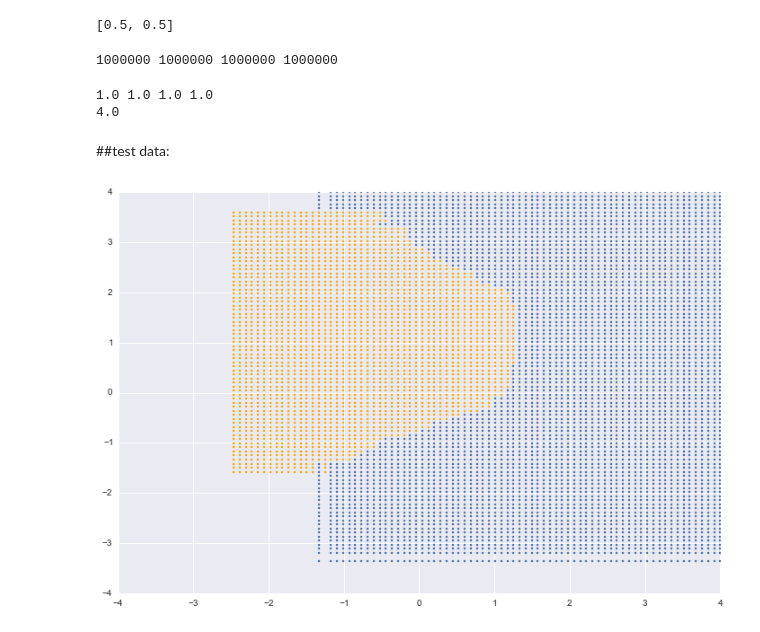
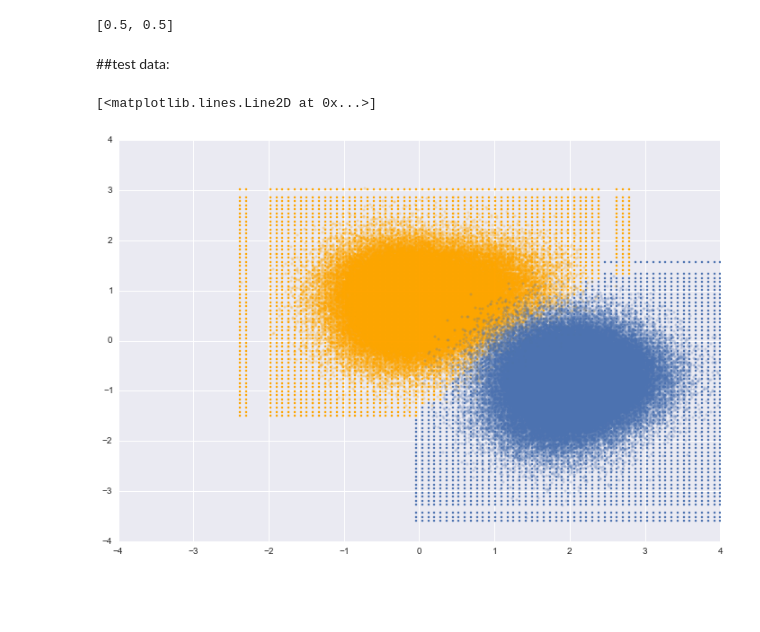
Before and after one commit to MaGold/Linear-Regression-and-K-means, a Jupyter notebook: Bayes Classifier.ipynb, the cells around one changed output. Drawn from its saved outputs; the diff is of its cells as text; code cells hidden in the pictures; blank space fills up the shorter version.

```diff
--- a/Bayes Classifier.ipynb
+++ b/Bayes Classifier.ipynb
@@ -35,18 +35,18 @@ plt.ylim([-4,4])
 # %% [markdown]
 ## now generate the training data based on the centers
 # %%
-N = 1000000
+N = 100000
 #greens:
-greens = []
+oranges = []
 for i in range(N):
-    cur_mean = green_m[np.random.randint(0,10)]
+    cur_mean = orange_m[np.random.randint(0,10)]
 
     new_point = np.random.multivariate_normal(cur_mean,cov/5,1)
     #print new_point
-    greens.append(new_point[0])
+    oranges.append(new_point[0])
 
-greens = np.array(greens)
-plt.plot(greens[:,0],greens[:,1], 'o', color='g')
+oranges = np.array(oranges)
+plt.plot(oranges[:,0],oranges[:,1], 'o', color='orange')
 
 blues = []
 for i in range(N):
@@ -67,7 +67,7 @@ plt.ylim([-4,4])
 # %% [markdown]
 #Bayes Classifier
 # %%
-x_train = np.append(blues, greens)
+x_train = np.append(blues, oranges)
 x_train = x_train.reshape((2*N,2))
 
 y_train = np.append(np.zeros(N), np.ones(N)).reshape((2*N,1))
@@ -127,43 +127,17 @@ for b in bins:
     x2y0_bins[b[1]] += bins[b][0]
     x2y1_bins[b[1]] += bins[b][1]
 # %%
-s=t=u=v=0
 for k in x1y0_bins:
-    s += x1y0_bins[k]
+    x1y0_bins[k] = 1.0*x1y0_bins[k]/numy0
+
 for k in x1y1_bins:
-    t += x1y1_bins[k]
+    x1y1_bins[k] = 1.0*x1y1_bins[k]/numy1
+
 for k in x2y0_bins:
-    u += x2y0_bins[k]
+    x2y0_bins[k] = 1.0*x2y0_bins[k]/numy0
+
 for k in x2y1_bins:
-    v += x2y1_bins[k]
-print s,t,u,v
+    x2y1_bins[k] = 1.0*x2y1_bins[k]/numy1
-# %% [output]
-1000000 1000000 1000000 1000000
-# %%
-s=0
-t=0
-u=0
-v=0
-for k in x1y0_bins:
-    x1y0_bins[k] = 1.0*x1y0_bins[k]/numy0
-    s += x1y0_bins[k]
-
-for k in x1y1_bins:
-    x1y1_bins[k] = 1.0*x1y1_bins[k]/numy1
-    t += x1y1_bins[k]
-
-for k in x2y0_bins:
-    x2y0_bins[k] = 1.0*x2y0_bins[k]/numy0
-    u += x2y0_bins[k]
-
-for k in x2y1_bins:
-    x2y1_bins[k] = 1.0*x2y1_bins[k]/numy1
-    v += x2y1_bins[k]
-print s,t,u,v
-print s+t+u+v
-# %% [output]
-1.0 1.0 1.0 1.0
-4.0
 # %% [markdown]
 ##test data:
 # %%
@@ -176,25 +150,30 @@ x_test = x_test[1:]
 # %%
 fig = plt.figure(figsize=(12, 8))
 ax = fig.add_subplot(111)
 
 
 #plot training data:
 #ax.plot(greens[:,0],greens[:,1], 'o', markersize=8, markeredgewidth=4, markerfacecolor='none', markeredgecolor='orange')
 #ax.plot(blues[:,0],blues[:,1], 'o', markersize=8, markeredgewidth=4, markerfacecolor='none', markeredgecolor='b')
 
 plt.xlim([-4,4])
 plt.ylim([-4,4])
 
 
+
 for x in x_test:
     corner = (int(np.floor(10.0 * x[0])),  int(np.floor(10.0 * x[1])))
 
     py0 = p_y[0] * x1y0_bins[corner[0]] * x2y0_bins[corner[1]]
     py1 = p_y[1] * x1y1_bins[corner[0]] * x2y1_bins[corner[1]]
 
     if py0 > py1:
         ax.plot(x[0], x[1], '.', color='b', markersize=5)
-    if py1 > py0:
+    if py0 < py1:
         ax.plot(x[0], x[1], '.', color='orange', markersize=5)
+
+plt.plot(oranges[:,0],oranges[:,1], 'o', color='orange', markersize=3, alpha=.25)
+plt.plot(blues[:,0],blues[:,1], 'o', color='b', markersize=3, alpha=.25)
 # %% [output]
+[<matplotlib.lines.Line2D at 0x...>]
-[figure, old version]
+[figure, new version]
```
Also changed, not shown: parts of 3 cells of this notebook.
